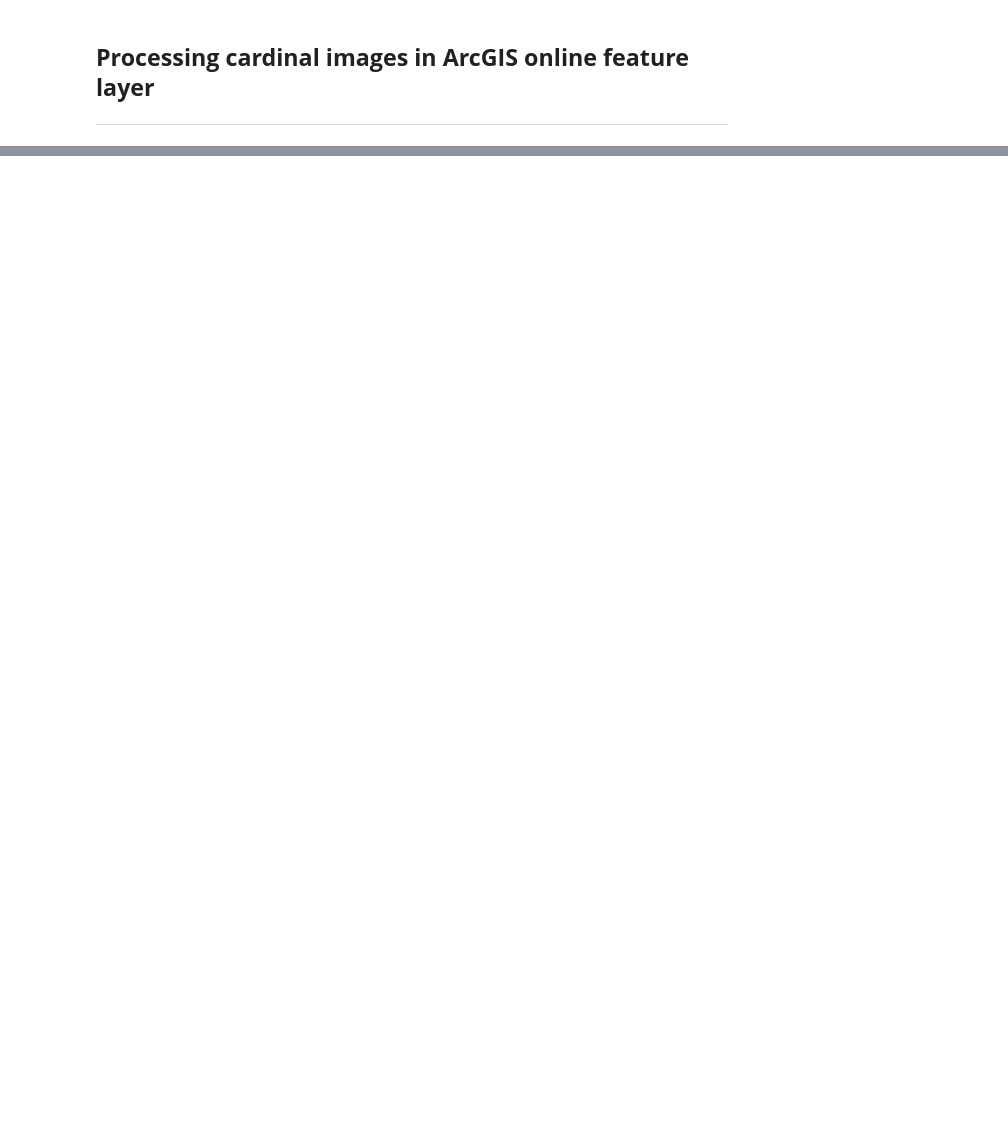
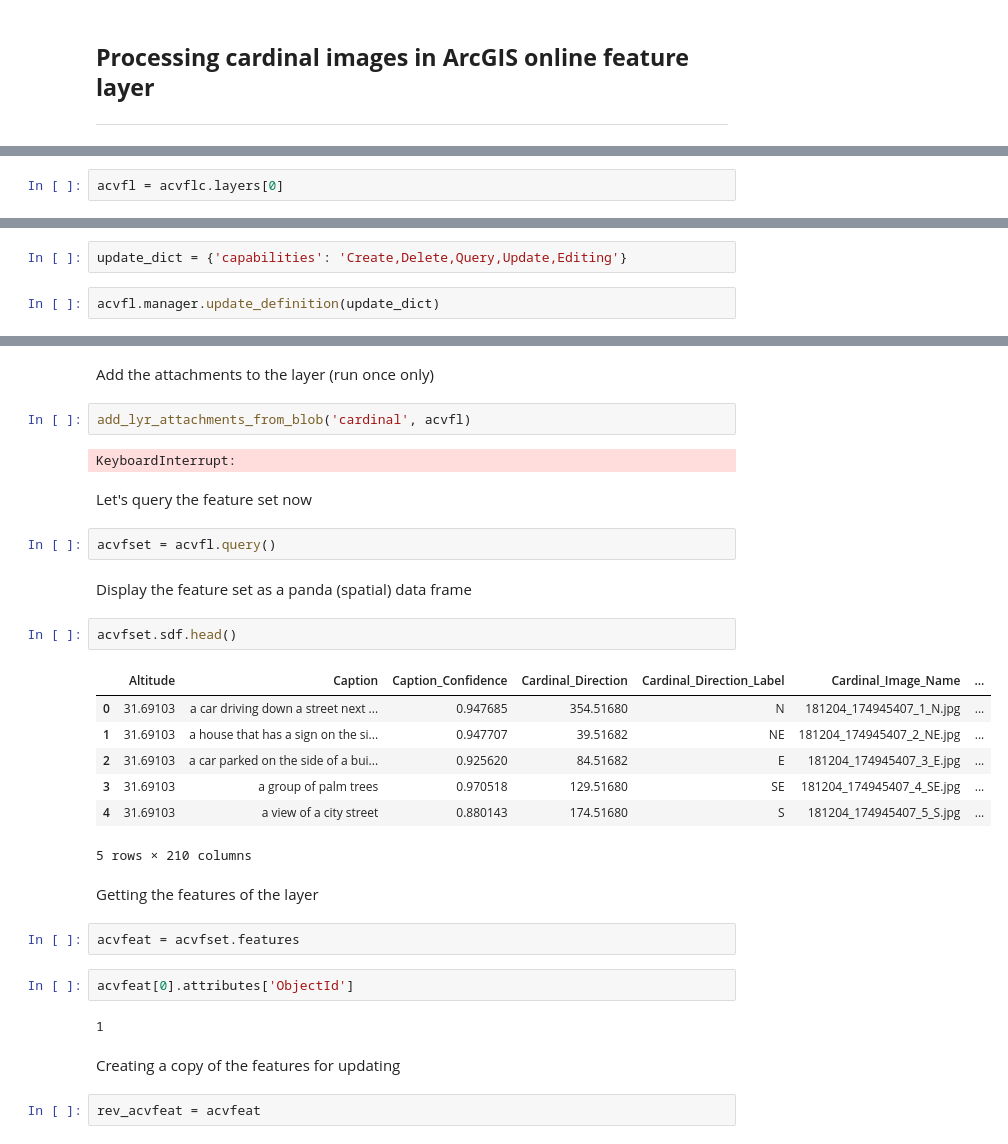
Before and after one commit to ktalexan/OCML-Photospheres, a Jupyter notebook: ML Vision ArcGIS.ipynb, the cells around one changed output, grey strips where cells are left out. Drawn from its saved outputs; the diff is of its cells as text; blank space fills up the shorter version.

```diff
--- a/ML Vision ArcGIS.ipynb
+++ b/ML Vision ArcGIS.ipynb
@@ -156,0 +220,2 @@ Select the feature layer collection (flc) containing the GeoJSON analysis result
+# %%
+acvfl = acvflc.layers[0]
@@ -156,0 +230,4 @@ Select the feature layer collection (flc) containing the GeoJSON analysis result
+# %%
+update_dict = {'capabilities': 'Create,Delete,Query,Update,Editing'}
+# %%
+acvfl.manager.update_definition(update_dict)
@@ -156,0 +274,34 @@ Select the feature layer collection (flc) containing the GeoJSON analysis result
+# %% [markdown]
+Add the attachments to the layer (run once only)
+# %%
+add_lyr_attachments_from_blob('cardinal', acvfl)
+# %% [output]
+KeyboardInterrupt:
+# %% [markdown]
+Let's query the feature set now
+# %%
+acvfset = acvfl.query()
+# %% [markdown]
+Display the feature set as a panda (spatial) data frame
+# %%
+acvfset.sdf.head()
+# %% [output]
+|  | Altitude | Caption | Caption_Confidence | Cardinal_Direction | Cardinal_Direction_Label | Cardinal_Image_Name | ... |
+| 0 | 31.69103 | a car driving down a street next ... | 0.947685 | 354.51680 | N | 181204_174945407_1_N.jpg | ... |
+| 1 | 31.69103 | a house that has a sign on the si... | 0.947707 | 39.51682 | NE | 181204_174945407_2_NE.jpg | ... |
+| 2 | 31.69103 | a car parked on the side of a bui... | 0.925620 | 84.51682 | E | 181204_174945407_3_E.jpg | ... |
+| 3 | 31.69103 | a group of palm trees | 0.970518 | 129.51680 | SE | 181204_174945407_4_SE.jpg | ... |
+| 4 | 31.69103 | a view of a city street | 0.880143 | 174.51680 | S | 181204_174945407_5_S.jpg | ... |
+5 rows × 210 columns
+# %% [markdown]
+Getting the features of the layer
+# %%
+acvfeat = acvfset.features
+# %%
+acvfeat[0].attributes['ObjectId']
+# %% [output]
+1
+# %% [markdown]
+Creating a copy of the features for updating
+# %%
+rev_acvfeat = acvfeat
```
Also changed, not shown: parts of 28 cells of this notebook, 6 other files.
